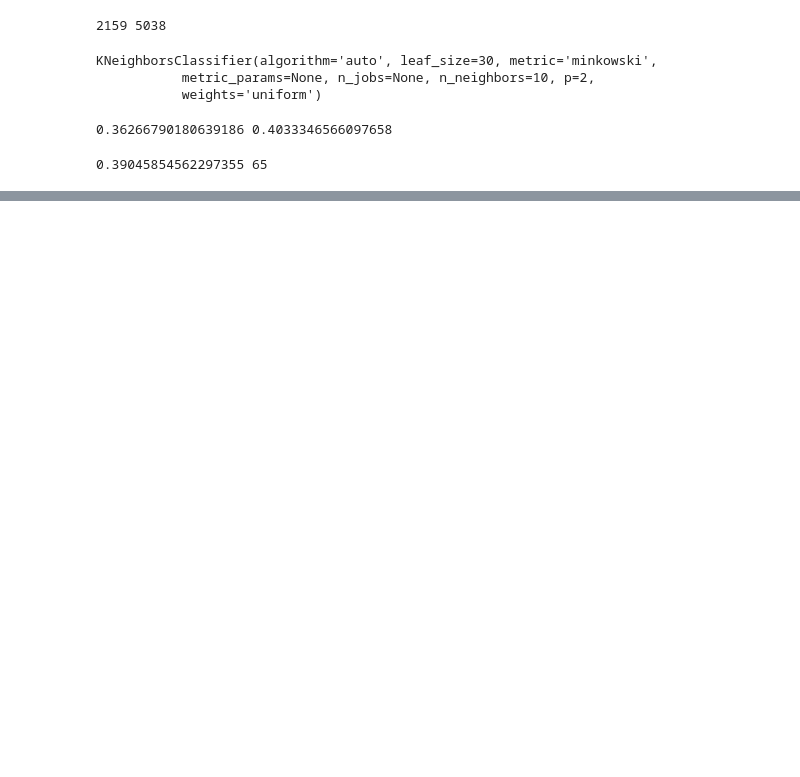
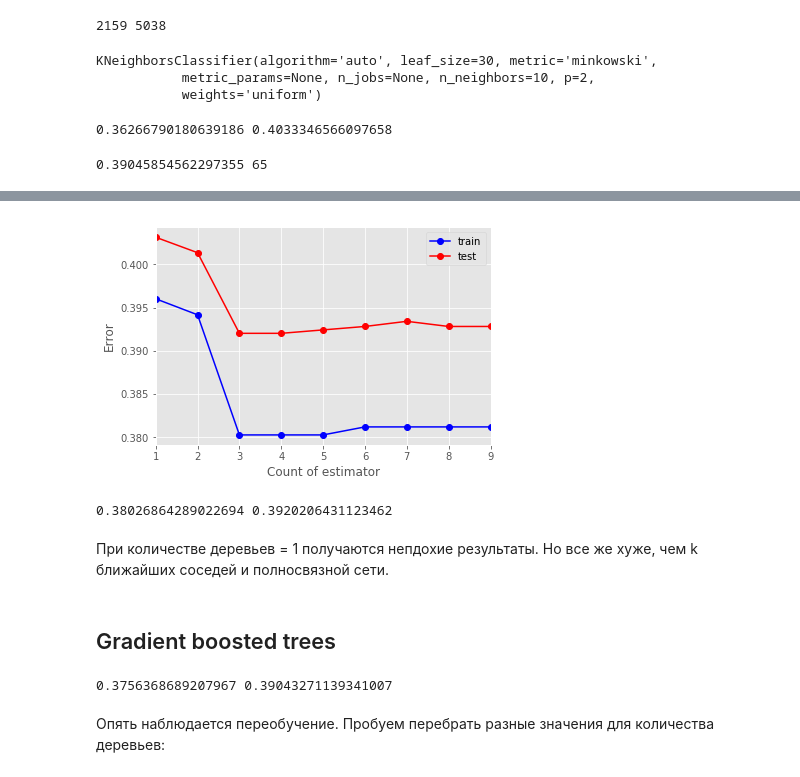
Before and after one commit to RyabininK4/MachineLearning, a Jupyter notebook: Lab.ipynb, the cells around one changed output, grey strips where cells are left out. Cells and saved outputs as stored; diff of their text form; code cells hidden in the pictures; blank space fills up the shorter version.

```diff
--- a/Lab.ipynb
+++ b/Lab.ipynb
@@ -195,0 +385,42 @@ print(best_cv_err, best_n_neighbors)
+# %%
+estimator_arr = np.arange(1, 10, 1)
+test_err = []
+train_err = []
+for estimator in estimator_arr:
+    ab = ensemble.AdaBoostClassifier(n_estimators=estimator)
+    ab.fit(X_train, y_train)
+    train_err.append(np.mean(y_train != ab.predict(X_train)))
+    test_err.append(np.mean(y_test != ab.predict(X_test)))
+# %%
+plt.plot(estimator_arr, train_err, 'b-o', label='train')
+plt.plot(estimator_arr, test_err, 'r-o', label='test')
+plt.xlim([np.min(estimator_arr), np.max(estimator_arr)])
+plt.xlabel('Count of estimator')
+plt.ylabel('Error')
+plt.legend()
+pass
+# %% [output]
+[figure, added]
+# %%
+min_train_err = np.min(train_err)
+min_test_err = np.min(test_err)
+
+print(min_train_err, min_test_err)
+# %% [output]
+0.38026864289022694 0.3920206431123462
+# %% [markdown]
+При количестве деревьев = 1 получаются непдохие результаты. Но все же хуже, чем k ближайших соседей и полносвязной сети.
+# %% [markdown]
+## Gradient boosted trees
+# %%
+gbt = ensemble.GradientBoostingClassifier(n_estimators=10)
+gbt.fit(X_train, y_train)
+
+err_train = np.mean(y_train != gbt.predict(X_train))
+err_test = np.mean(y_test != gbt.predict(X_test))
+
+print(err_train, err_test)
+# %% [output]
+0.3756368689207967 0.39043271139341007
+# %% [markdown]
+Опять наблюдается переобучение. Пробуем перебрать разные значения для количества деревьев:
```
Also changed, not shown: parts of 52 cells of this notebook.
